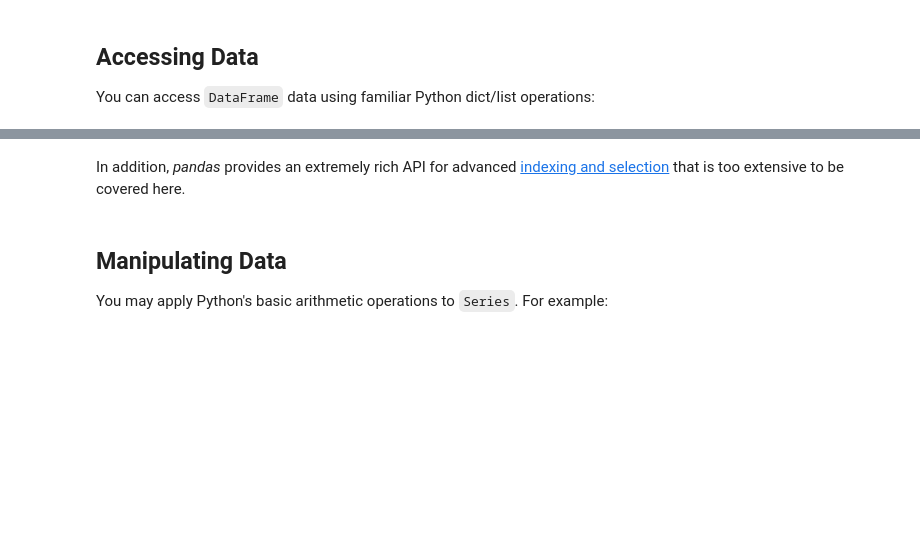
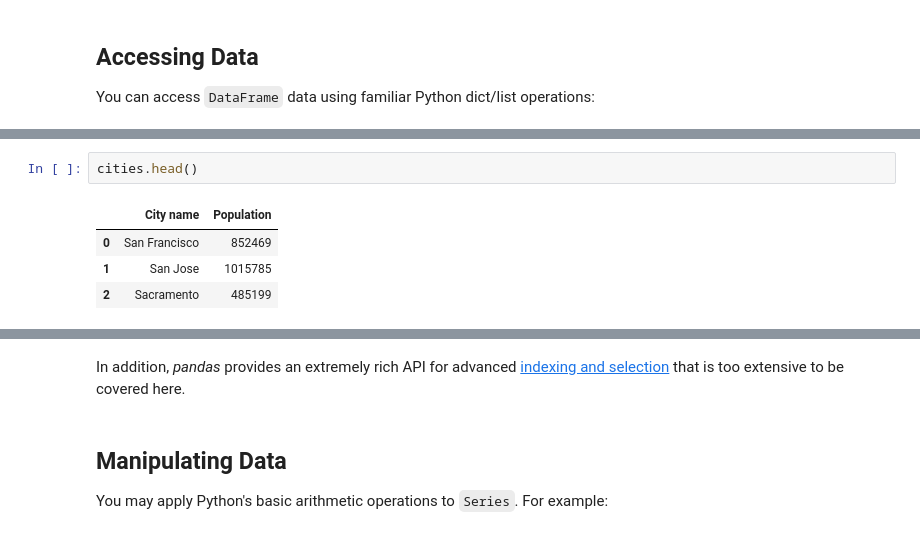
Before and after one commit to kamalkarki/TensorFlow-Examples, a Jupyter notebook: intro_to_pandas.ipynb, the cells around one changed output, grey strips where cells are left out. Drawn from its saved outputs; the diff is of its cells as text; blank space fills up the shorter version.

```diff
--- a/intro_to_pandas.ipynb
+++ b/intro_to_pandas.ipynb
@@ -76,3 +113,10 @@ cities['City name']
+# %%
+cities.head()
+# %% [output]
+|  | City name | Population |
+| 0 | San Francisco | 852469 |
+| 1 | San Jose | 1015785 |
+| 2 | Sacramento | 485199 |
 # %%
 print type(cities['City name'][1])
 cities['City name'][1]
```
Also changed, not shown: parts of 18 cells of this notebook.
